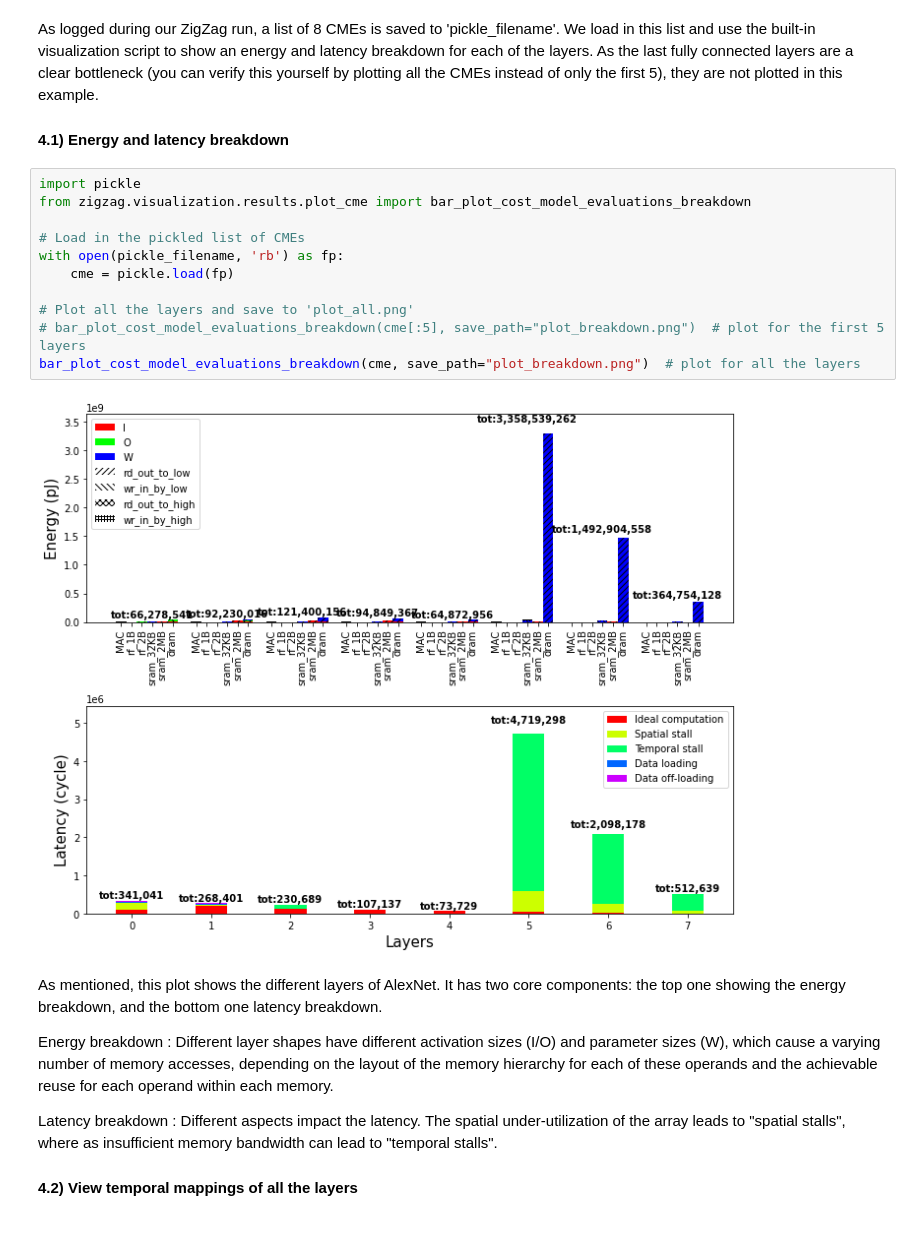
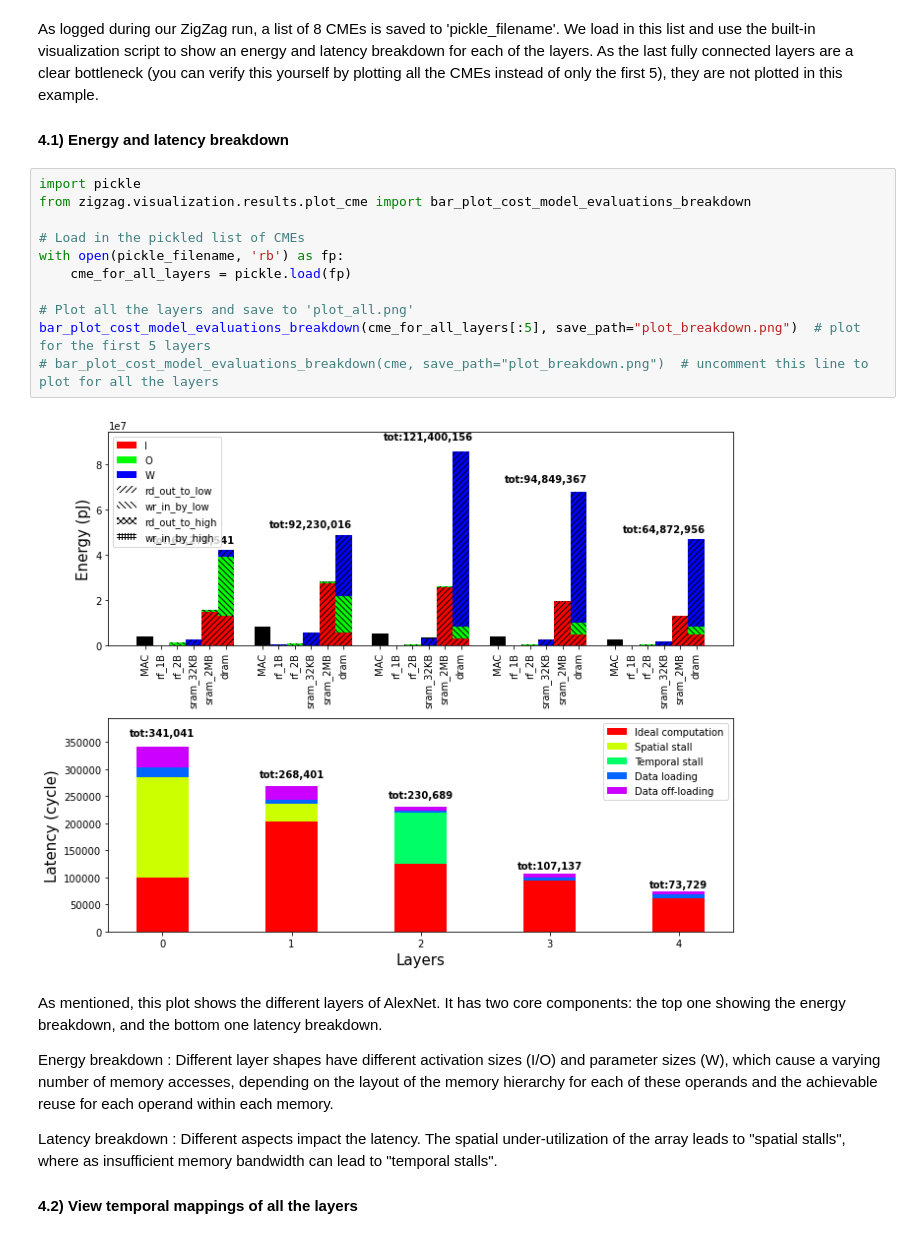
Before and after one commit to KULeuven-MICAS/zigzag-demo, a Jupyter notebook: Demo1.ipynb, the cells around one changed output. Drawn from its saved outputs; the diff is of its cells as text.

```diff
--- a/Demo1.ipynb
+++ b/Demo1.ipynb
@@ -98,16 +98,16 @@ As logged during our ZigZag run, a list of 8 CMEs is saved to 'pickle_filename'.
 # %%
 import pickle
 from zigzag.visualization.results.plot_cme import bar_plot_cost_model_evaluations_breakdown
 
 # Load in the pickled list of CMEs
 with open(pickle_filename, 'rb') as fp:
-    cme = pickle.load(fp)
+    cme_for_all_layers = pickle.load(fp)
 
 # Plot all the layers and save to 'plot_all.png'
-# bar_plot_cost_model_evaluations_breakdown(cme[:5], save_path="plot_breakdown.png")  # plot for the first 5 layers
-bar_plot_cost_model_evaluations_breakdown(cme, save_path="plot_breakdown.png")  # plot for all the layers
+bar_plot_cost_model_evaluations_breakdown(cme_for_all_layers[:5], save_path="plot_breakdown.png")  # plot for the first 5 layers
+# bar_plot_cost_model_evaluations_breakdown(cme, save_path="plot_breakdown.png")  # uncomment this line to plot for all the layers
 # %% [output]
-[figure, old version]
+[figure, new version]
 # %% [markdown]
 As mentioned, this plot shows the different layers of AlexNet. It has two core components: the top one showing the energy breakdown, and the bottom one latency breakdown.
 
```
Also changed, not shown: parts of 3 cells of this notebook, 1 other file.
